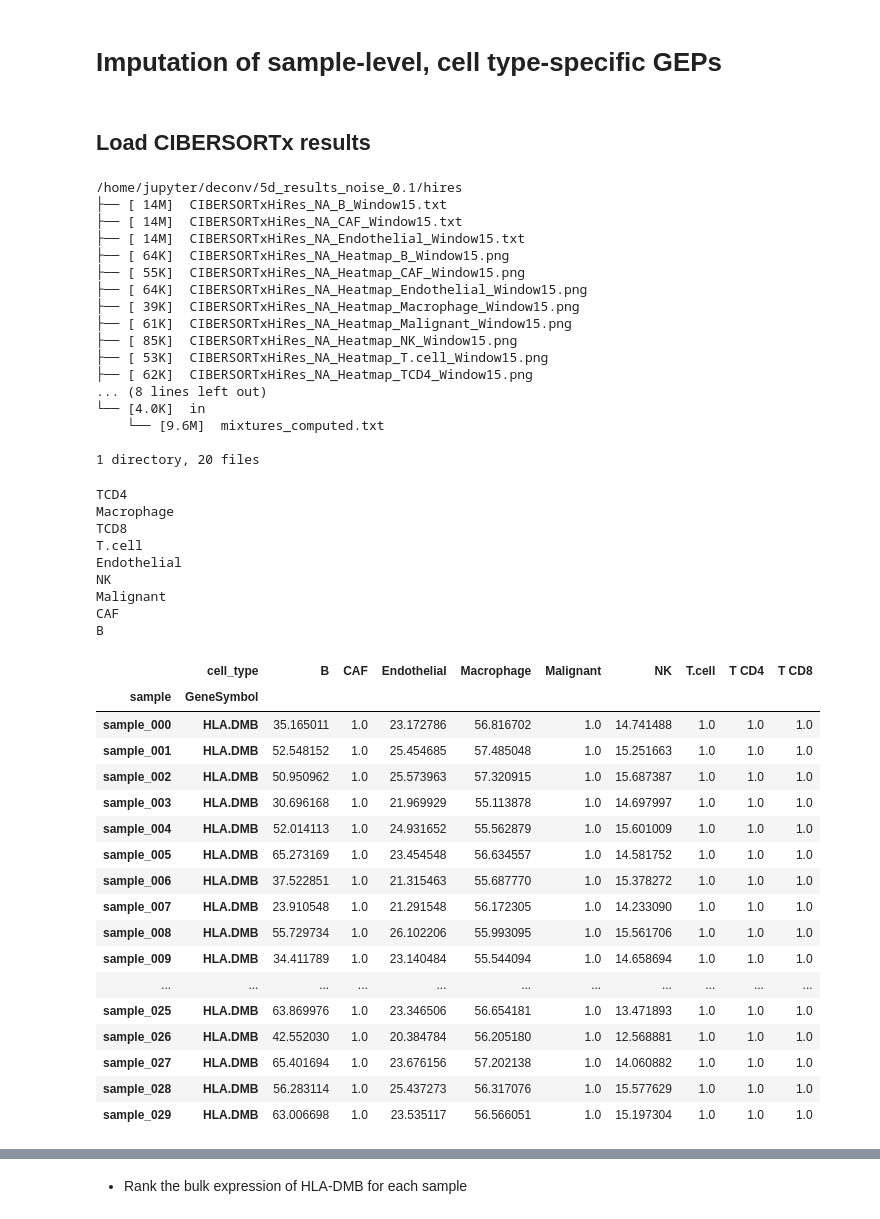
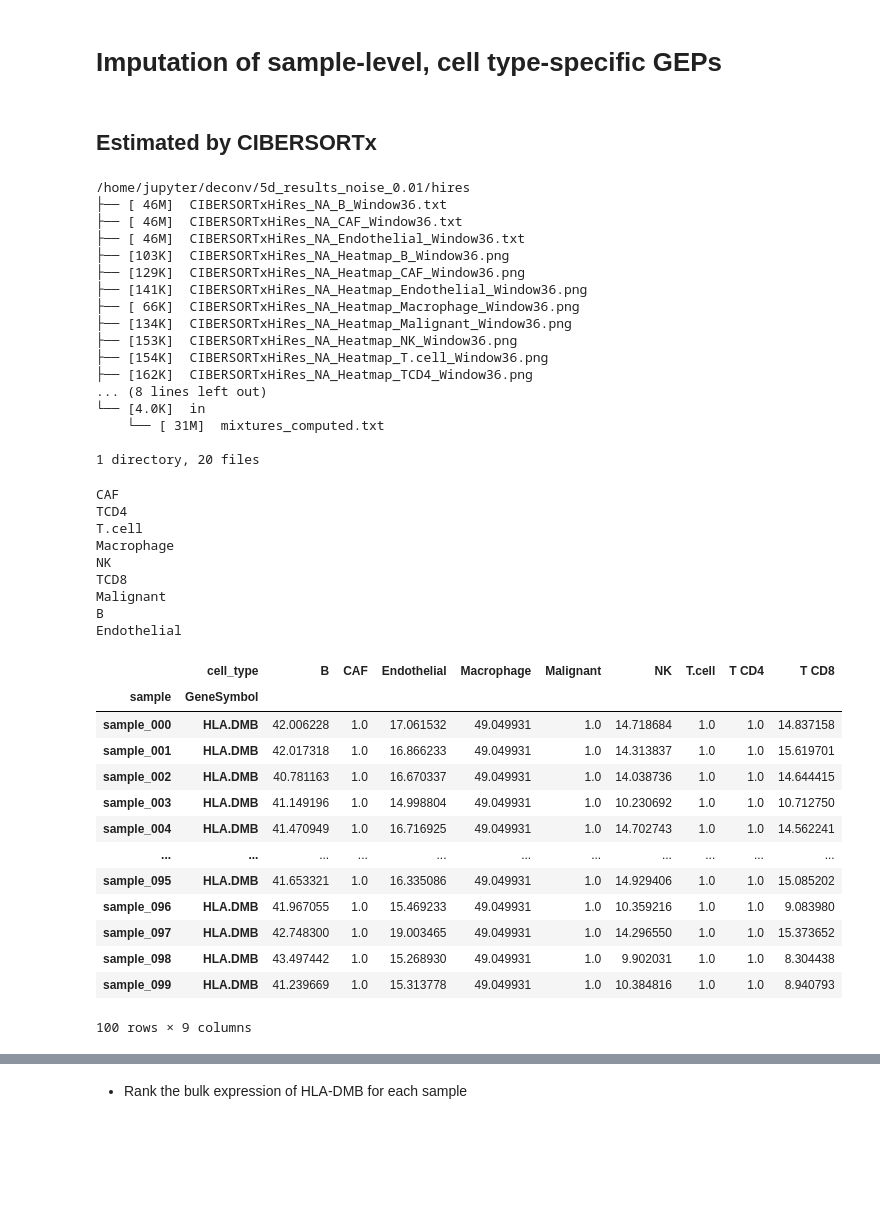
Before and after one commit to davidliu-lab/deconv, a Jupyter notebook: 5e - analyze individual genes.ipynb, the cells around one changed output, grey strips where cells are left out. Cells and saved outputs as stored; diff of their text form; code cells hidden in the pictures; blank space fills up the shorter version.

```diff
--- a/5e - analyze individual genes.ipynb
+++ b/5e - analyze individual genes.ipynb
@@ -114,7 +114,7 @@ px.histogram(
 ## load in silico data
 # %%
 # PARAM
-results_dir = "./5d_results_noise_0.1"
+results_dir = "./5d_results_noise_0.01/"
 # %%
 !ls $results_dir
 # %% [output]
@@ -457,27 +478,27 @@ fig.update_yaxes(range=[0, 80])
 # %% [markdown]
 # Imputation of sample-level, cell type-specific GEPs
 # %% [markdown]
-## Load CIBERSORTx results
+## Estimated by CIBERSORTx
 # %%
 base_path = os.path.abspath(os.path.join(results_dir, "hires"))
 # %%
 !tree -h $base_path
 # %% [output]
-/home/jupyter/deconv/5d_results_noise_0.1/hires
-├── [ 14M]  CIBERSORTxHiRes_NA_B_Window15.txt
-├── [ 14M]  CIBERSORTxHiRes_NA_CAF_Window15.txt
-├── [ 14M]  CIBERSORTxHiRes_NA_Endothelial_Window15.txt
-├── [ 64K]  CIBERSORTxHiRes_NA_Heatmap_B_Window15.png
-├── [ 55K]  CIBERSORTxHiRes_NA_Heatmap_CAF_Window15.png
-├── [ 64K]  CIBERSORTxHiRes_NA_Heatmap_Endothelial_Window15.png
-├── [ 39K]  CIBERSORTxHiRes_NA_Heatmap_Macrophage_Window15.png
-├── [ 61K]  CIBERSORTxHiRes_NA_Heatmap_Malignant_Window15.png
-├── [ 85K]  CIBERSORTxHiRes_NA_Heatmap_NK_Window15.png
-├── [ 53K]  CIBERSORTxHiRes_NA_Heatmap_T.cell_Window15.png
-├── [ 62K]  CIBERSORTxHiRes_NA_Heatmap_TCD4_Window15.png
+/home/jupyter/deconv/5d_results_noise_0.01/hires
+├── [ 46M]  CIBERSORTxHiRes_NA_B_Window36.txt
+├── [ 46M]  CIBERSORTxHiRes_NA_CAF_Window36.txt
+├── [ 46M]  CIBERSORTxHiRes_NA_Endothelial_Window36.txt
+├── [103K]  CIBERSORTxHiRes_NA_Heatmap_B_Window36.png
+├── [129K]  CIBERSORTxHiRes_NA_Heatmap_CAF_Window36.png
+├── [141K]  CIBERSORTxHiRes_NA_Heatmap_Endothelial_Window36.png
+├── [ 66K]  CIBERSORTxHiRes_NA_Heatmap_Macrophage_Window36.png
+├── [134K]  CIBERSORTxHiRes_NA_Heatmap_Malignant_Window36.png
+├── [153K]  CIBERSORTxHiRes_NA_Heatmap_NK_Window36.png
+├── [154K]  CIBERSORTxHiRes_NA_Heatmap_T.cell_Window36.png
+├── [162K]  CIBERSORTxHiRes_NA_Heatmap_TCD4_Window36.png
 ... (8 lines left out)
 └── [4.0K]  in
-    └── [9.6M]  mixtures_computed.txt
+    └── [ 31M]  mixtures_computed.txt
 
 1 directory, 20 files
 # %%
@@ -501,12 +522,12 @@ all_inferred_geps = (
     .rename(columns=weird_to_nice)
 )
 # %% [output]
+CAF
 TCD4
+T.cell
 Macrophage
+NK
 TCD8
-T.cell
+Malignant
+B
 Endothelial
-NK
-Malignant
-CAF
-B
@@ -516,21 +534,17 @@ gene_csx = "HLA.DMB"
 # %%
-all_inferred_geps.loc[pd.IndexSlice[:, gene_csx], :]
+all_inferred_geps.loc[pd.IndexSlice[:, "HLA.DMB"], :]
 # %% [output]
 |  | cell_type | B | CAF | Endothelial | Macrophage | Malignant | NK | T.cell | T CD4 | T CD8 |
 | sample | GeneSymbol |  |  |  |  |  |  |  |  |  |
-| sample_000 | HLA.DMB | 35.165011 | 1.0 | 23.172786 | 56.816702 | 1.0 | 14.741488 | 1.0 | 1.0 | 1.0 |
-| sample_001 | HLA.DMB | 52.548152 | 1.0 | 25.454685 | 57.485048 | 1.0 | 15.251663 | 1.0 | 1.0 | 1.0 |
-| sample_002 | HLA.DMB | 50.950962 | 1.0 | 25.573963 | 57.320915 | 1.0 | 15.687387 | 1.0 | 1.0 | 1.0 |
-| sample_003 | HLA.DMB | 30.696168 | 1.0 | 21.969929 | 55.113878 | 1.0 | 14.697997 | 1.0 | 1.0 | 1.0 |
-| sample_004 | HLA.DMB | 52.014113 | 1.0 | 24.931652 | 55.562879 | 1.0 | 15.601009 | 1.0 | 1.0 | 1.0 |
-| sample_005 | HLA.DMB | 65.273169 | 1.0 | 23.454548 | 56.634557 | 1.0 | 14.581752 | 1.0 | 1.0 | 1.0 |
-| sample_006 | HLA.DMB | 37.522851 | 1.0 | 21.315463 | 55.687770 | 1.0 | 15.378272 | 1.0 | 1.0 | 1.0 |
-| sample_007 | HLA.DMB | 23.910548 | 1.0 | 21.291548 | 56.172305 | 1.0 | 14.233090 | 1.0 | 1.0 | 1.0 |
-| sample_008 | HLA.DMB | 55.729734 | 1.0 | 26.102206 | 55.993095 | 1.0 | 15.561706 | 1.0 | 1.0 | 1.0 |
-| sample_009 | HLA.DMB | 34.411789 | 1.0 | 23.140484 | 55.544094 | 1.0 | 14.658694 | 1.0 | 1.0 | 1.0 |
+| sample_000 | HLA.DMB | 42.006228 | 1.0 | 17.061532 | 49.049931 | 1.0 | 14.718684 | 1.0 | 1.0 | 14.837158 |
+| sample_001 | HLA.DMB | 42.017318 | 1.0 | 16.866233 | 49.049931 | 1.0 | 14.313837 | 1.0 | 1.0 | 15.619701 |
+| sample_002 | HLA.DMB | 40.781163 | 1.0 | 16.670337 | 49.049931 | 1.0 | 14.038736 | 1.0 | 1.0 | 14.644415 |
+| sample_003 | HLA.DMB | 41.149196 | 1.0 | 14.998804 | 49.049931 | 1.0 | 10.230692 | 1.0 | 1.0 | 10.712750 |
+| sample_004 | HLA.DMB | 41.470949 | 1.0 | 16.716925 | 49.049931 | 1.0 | 14.702743 | 1.0 | 1.0 | 14.562241 |
 | ... | ... | ... | ... | ... | ... | ... | ... | ... | ... | ... |
-| sample_025 | HLA.DMB | 63.869976 | 1.0 | 23.346506 | 56.654181 | 1.0 | 13.471893 | 1.0 | 1.0 | 1.0 |
-| sample_026 | HLA.DMB | 42.552030 | 1.0 | 20.384784 | 56.205180 | 1.0 | 12.568881 | 1.0 | 1.0 | 1.0 |
-| sample_027 | HLA.DMB | 65.401694 | 1.0 | 23.676156 | 57.202138 | 1.0 | 14.060882 | 1.0 | 1.0 | 1.0 |
-| sample_028 | HLA.DMB | 56.283114 | 1.0 | 25.437273 | 56.317076 | 1.0 | 15.577629 | 1.0 | 1.0 | 1.0 |
-| sample_029 | HLA.DMB | 63.006698 | 1.0 | 23.535117 | 56.566051 | 1.0 | 15.197304 | 1.0 | 1.0 | 1.0 |
+| sample_095 | HLA.DMB | 41.653321 | 1.0 | 16.335086 | 49.049931 | 1.0 | 14.929406 | 1.0 | 1.0 | 15.085202 |
+| sample_096 | HLA.DMB | 41.967055 | 1.0 | 15.469233 | 49.049931 | 1.0 | 10.359216 | 1.0 | 1.0 | 9.083980 |
+| sample_097 | HLA.DMB | 42.748300 | 1.0 | 19.003465 | 49.049931 | 1.0 | 14.296550 | 1.0 | 1.0 | 15.373652 |
+| sample_098 | HLA.DMB | 43.497442 | 1.0 | 15.268930 | 49.049931 | 1.0 | 9.902031 | 1.0 | 1.0 | 8.304438 |
+| sample_099 | HLA.DMB | 41.239669 | 1.0 | 15.313778 | 49.049931 | 1.0 | 10.384816 | 1.0 | 1.0 | 8.940793 |
+100 rows × 9 columns
```
Also changed, not shown: parts of 37 cells of this notebook.
